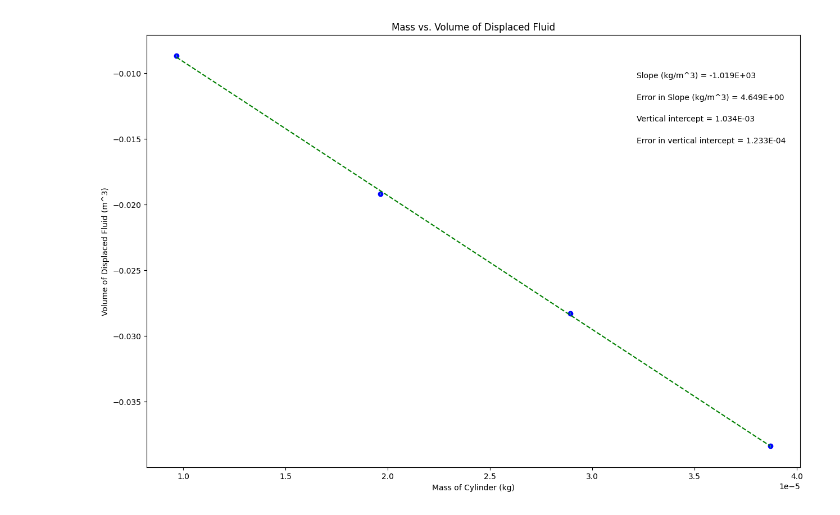
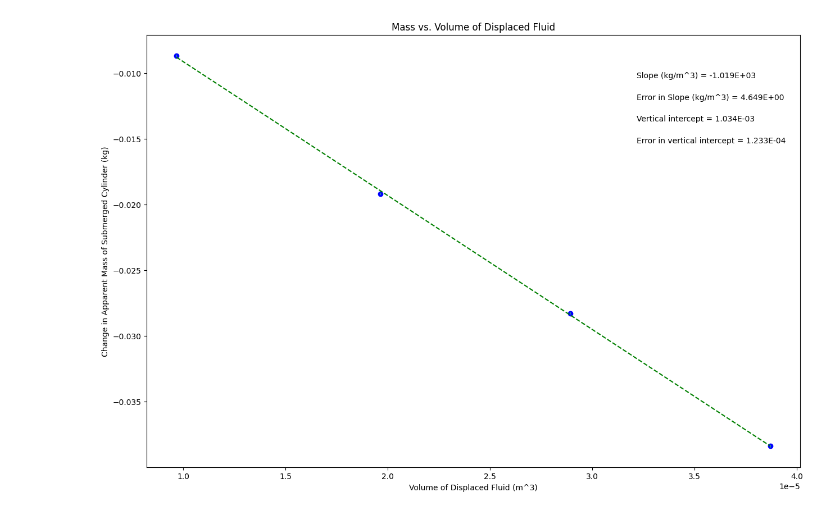
Before and after one commit to anya-craig/PhysicsLab, a Jupyter notebook: PHSXlab_archimedes_principle.ipynb, the cells around one changed output. Cells and saved outputs as stored; diff of their text form; code cells hidden in the pictures.

```diff
--- a/PHSXlab_archimedes_principle.ipynb
+++ b/PHSXlab_archimedes_principle.ipynb
@@ -38,8 +38,8 @@ dy = err_yvariable_mass       #this should be your error in y array
 #UPDATE EACH OF THESE 4 STRINGS FOR YOUR PLOT LABELS AS YOU WANT THEM TO APPEAR
 
 plot_title= 'Mass vs. Volume of Displaced Fluid'
-x_label= 'Mass of Cylinder (kg)'
-y_label= 'Volume of Displaced Fluid (m^3)'
+x_label= 'Volume of Displaced Fluid (m^3)'
+y_label= 'Change in Apparent Mass of Submerged Cylinder (kg)'
 slope_units= 'kg/m^3'
 
 #UPDATE ANNOTATION PLACEMENT SO IT'S OUT OF WAY OF PLOTTED DATA AND BEST FIT LINE
@@ -92,31 +92,31 @@ elif annotation_placement==3 or annotation_placement==4:
 #Don't need to change anything in this section!
 
 #Plot data on graph. Plot error bars and place values for slope,
 #error in slope, and vertical intercept (plus error) on the plot using "annotate"
 
 plt.figure(figsize=(15,10))
 
 plt.plot(x, fit, color='green', linestyle='--')
 plt.scatter(x, y, color='blue', marker='o')
 
 plt.xlabel(x_label)
 plt.ylabel(y_label)
 plt.title(plot_title)
 
 plt.errorbar(x, y, yerr=dy, xerr=None, fmt="none") #don't need to plot x error bars
 
 plt.annotate('Slope ({}) = {value:.{digits}E}'.format(slope_units,value=m, digits=3),
              (xpos, ypos[0]), xycoords='axes fraction')
 
 plt.annotate('Error in Slope ({}) = {value:.{digits}E}'.format(slope_units,value=dm, digits=3),
              (xpos, ypos[1]), xycoords='axes fraction')
 
 plt.annotate('Vertical intercept = {value:.{digits}E}'.format(value=b, digits=3),
              (xpos, ypos[2]), xycoords='axes fraction')
 
 plt.annotate('Error in vertical intercept = {value:.{digits}E}'.format(value=db, digits=3),
              (xpos, ypos[3]), xycoords='axes fraction')
 
 plt.show()
 # %% [output]
-[figure, old version]
+[figure, new version]
```
